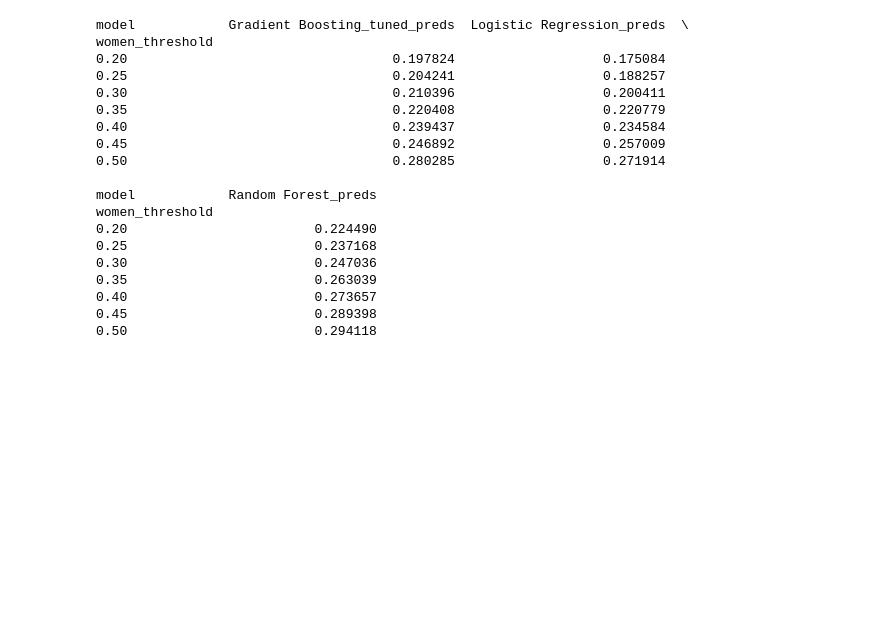
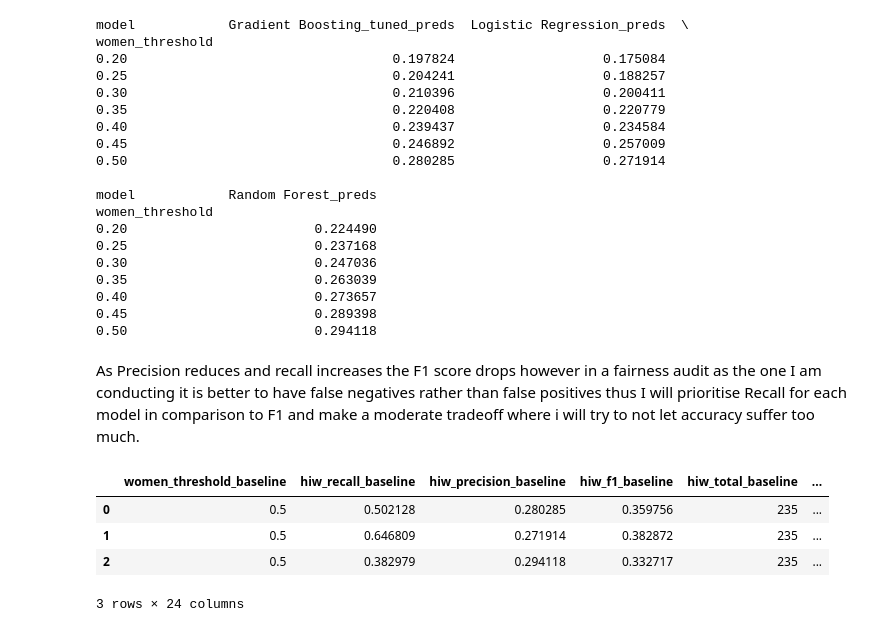
Before and after one commit to zoe05-44/Bias_Auditor, a Jupyter notebook: notebooks/threshold_testing.ipynb, the cells around one changed output. Saved outputs shown, nothing was run; the diff lists cells and outputs as text; code cells hidden in the pictures; blank space fills up the shorter version.

```diff
--- a/notebooks/threshold_testing.ipynb
+++ b/notebooks/threshold_testing.ipynb
@@ -183,3 +183,28 @@ women_threshold
 0.40                        0.273657
 0.45                        0.289398
 0.50                        0.294118
+# %% [markdown]
+As Precision reduces and recall increases the F1 score drops however in a fairness audit as the one I am conducting it is better to have false negatives rather than false positives thus I will prioritise Recall for each model in comparison to F1 and make a moderate tradeoff where i will try to not let accuracy suffer too much.
+# %%
+#logregressionthreshold = 0.4
+#gradientboostingthrehsold = 0.35
+#randomforestthrehsold = 0.3
+baseline_df = df_all_unique[df_all_unique['women_threshold']==0.5]
+
+adj_df = df_all_unique[((df_all_unique['women_threshold']==0.4)&(df_all_unique['model']=='Logistic Regression_preds'))|
+                                 ((df_all_unique['women_threshold']==0.35)&(df_all_unique['model']=='Gradient Boosting_tuned_preds'))|
+                                 ((df_all_unique['women_threshold']==0.30)&(df_all_unique['model']=='Random Forest_preds'))]
+
+comparison_df = baseline_df.merge(adj_df, how = 'inner', on = 'model', suffixes = ('_baseline','_adjusted'))
+
+#Calculate Differences
+comparison_df['delta_hiw_recall'] = comparison_df['hiw_recall_adjusted'] - comparison_df['hiw_recall_baseline']
+comparison_df['delta_accuracy'] = comparison_df['overall_accuracy_baseline'] - comparison_df['overall_accuracy_adjusted']  # FLIPPED
+comparison_df['additional_women'] = comparison_df['hiw_correct_adjusted'] - comparison_df['hiw_correct_baseline']
+comparison_df.head()
+# %% [output]
+|  | women_threshold_baseline | hiw_recall_baseline | hiw_precision_baseline | hiw_f1_baseline | hiw_total_baseline | ... |
+| 0 | 0.5 | 0.502128 | 0.280285 | 0.359756 | 235 | ... |
+| 1 | 0.5 | 0.646809 | 0.271914 | 0.382872 | 235 | ... |
+| 2 | 0.5 | 0.382979 | 0.294118 | 0.332717 | 235 | ... |
+3 rows × 24 columns
```
Also changed, not shown: parts of 3 cells of this notebook, 1 other file.
